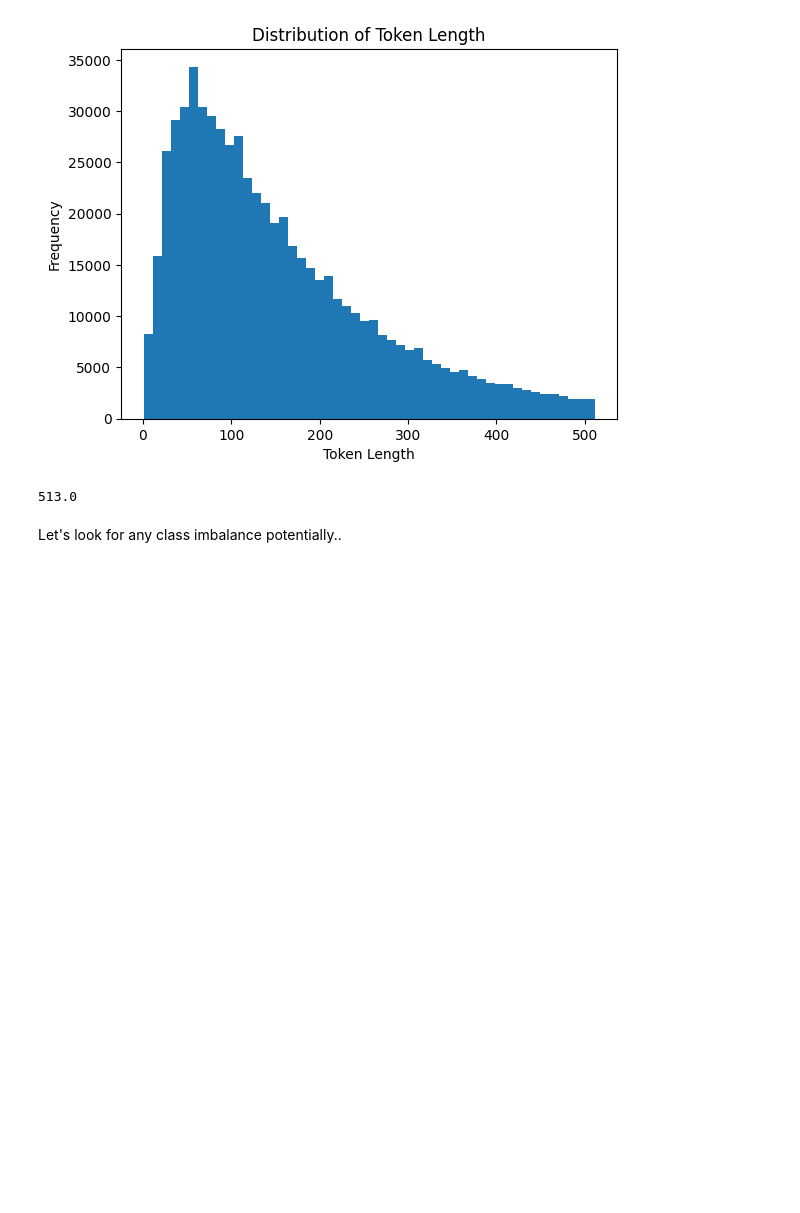
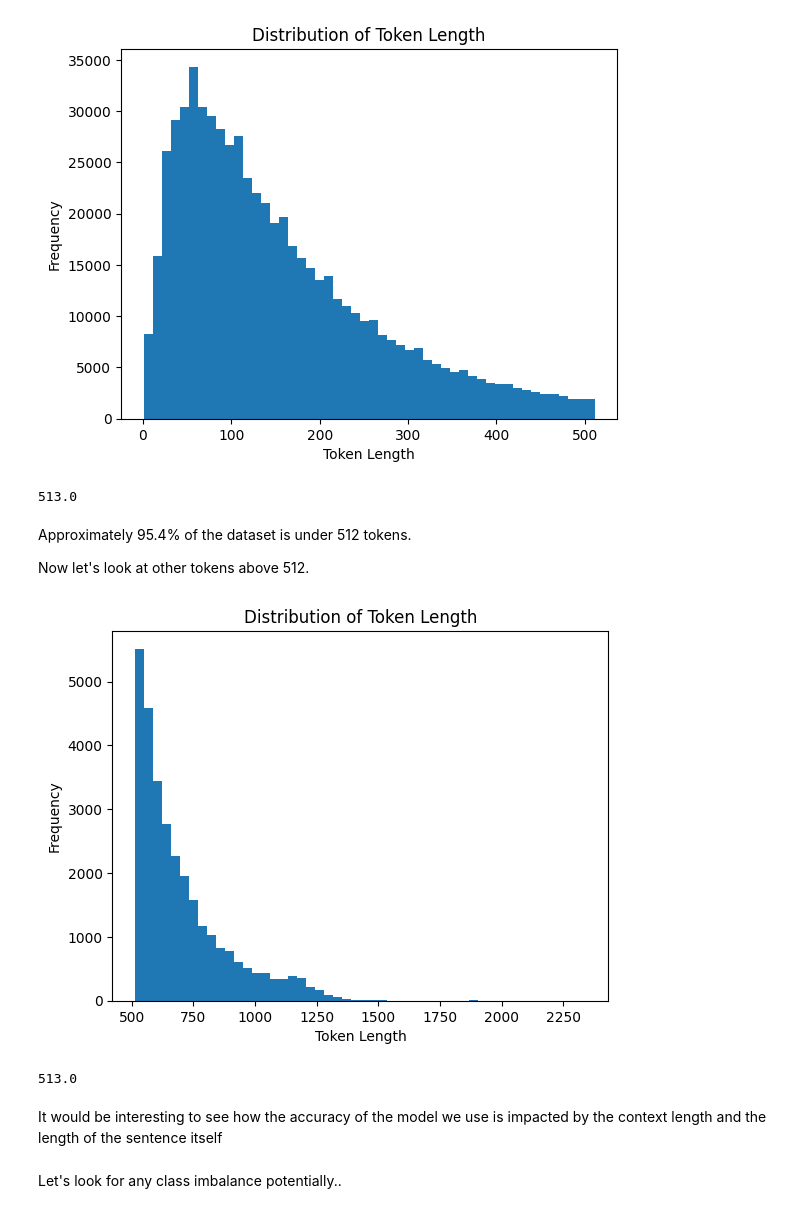
Before and after one commit to snowclipsed/CS6120, a Jupyter notebook: Assignments/A4/notebooks/A4_data_exploration.ipynb, the cells around one changed output. Drawn from its saved outputs; the diff is of its cells as text; code cells hidden in the pictures; blank space fills up the shorter version.

```diff
--- a/Assignments/A4/notebooks/A4_data_exploration.ipynb
+++ b/Assignments/A4/notebooks/A4_data_exploration.ipynb
@@ -120,6 +120,19 @@ yelp_df['token_counts'].quantile(0.954)
 # %% [output]
 [figure]
 513.0
+# %% [markdown]
+Approximately 95.4% of the dataset is under 512 tokens.
+
+Now let's look at other tokens above 512.
+# %%
+token_distribution(yelp_df[yelp_df['token_counts'] > 512]['token_counts'])
+
+yelp_df['token_counts'].quantile(0.954)
+# %% [output]
+[figure, added]
+513.0
+# %% [markdown]
+It would be interesting to see how the accuracy of the model we use is impacted by the context length and the length of the sentence itself
 # %% [markdown]
 Let's look for any class imbalance potentially..
 # %%
```
Also changed, not shown: parts of 9 cells of this notebook.
